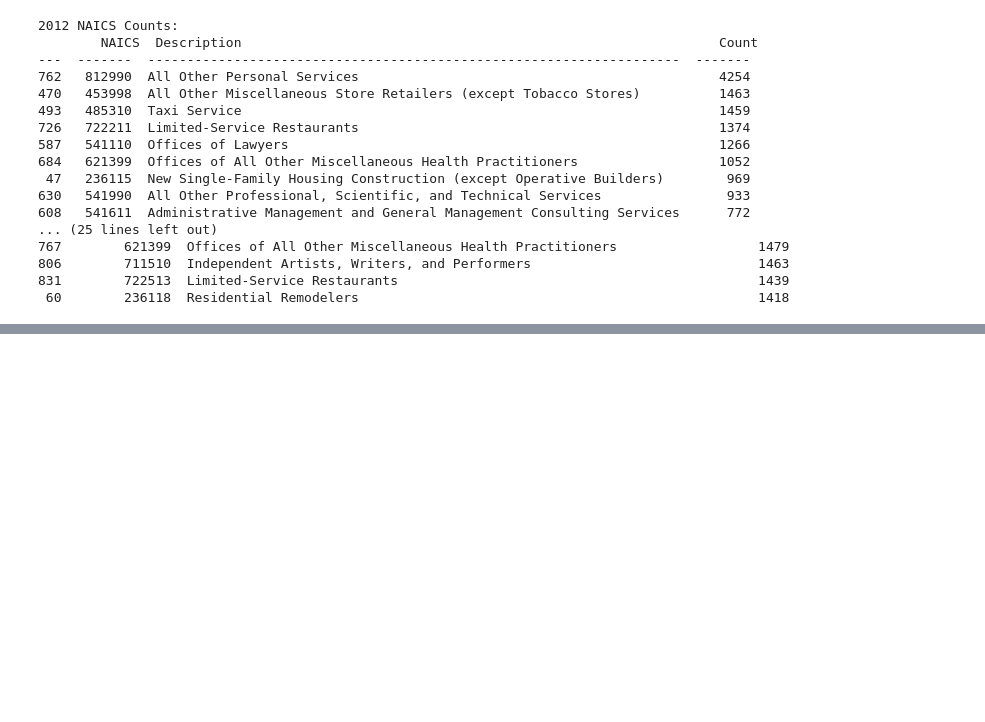
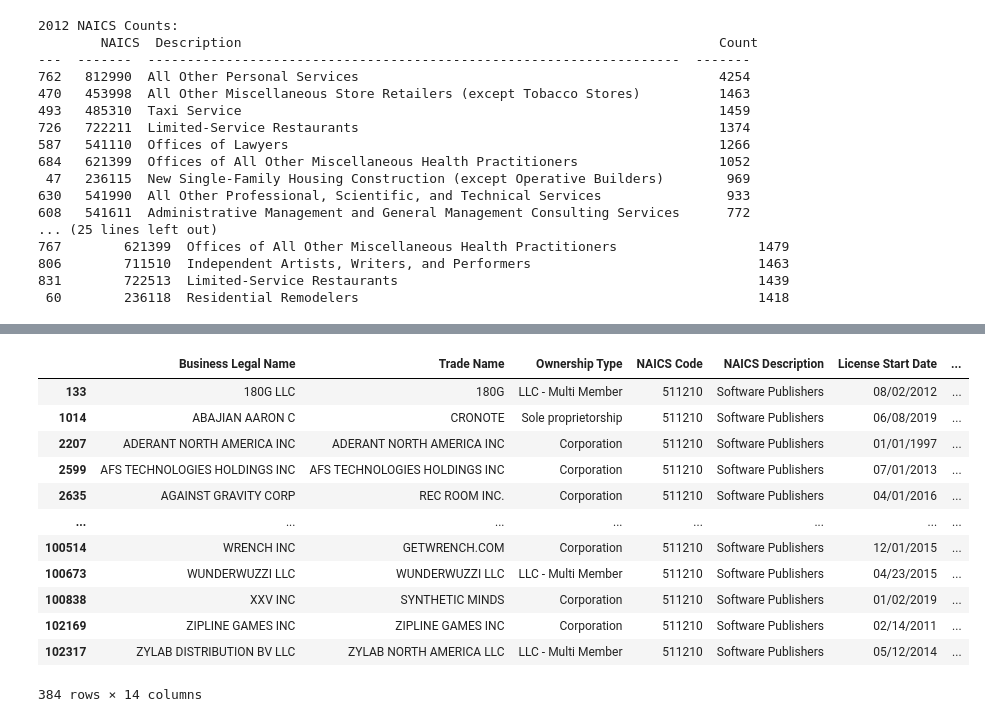
Before and after one commit to Krocketeer/HCDE410-Final-Project, a Jupyter notebook: main.ipynb, the cells around one changed output, grey strips where cells are left out. Cells and saved outputs as stored; diff of their text form; code cells hidden in the pictures; blank space fills up the shorter version.

```diff
--- a/main.ipynb
+++ b/main.ipynb
@@ -130,0 +162,17 @@ print(f"2021 NAICS Counts: \n {tabulate(license_2021_counts.sort_values('Count',
+# %%
+is_tech = license_2021['NAICS Code'] == 511210
+license_2021[is_tech]
+# %% [output]
+|  | Business Legal Name | Trade Name | Ownership Type | NAICS Code | NAICS Description | License Start Date | ... |
+| 133 | 180G LLC | 180G | LLC - Multi Member | 511210 | Software Publishers | 08/02/2012 | ... |
+| 1014 | ABAJIAN AARON C | CRONOTE | Sole proprietorship | 511210 | Software Publishers | 06/08/2019 | ... |
+| 2207 | ADERANT NORTH AMERICA INC | ADERANT NORTH AMERICA INC | Corporation | 511210 | Software Publishers | 01/01/1997 | ... |
+| 2599 | AFS TECHNOLOGIES HOLDINGS INC | AFS TECHNOLOGIES HOLDINGS INC | Corporation | 511210 | Software Publishers | 07/01/2013 | ... |
+| 2635 | AGAINST GRAVITY CORP | REC ROOM INC. | Corporation | 511210 | Software Publishers | 04/01/2016 | ... |
+| ... | ... | ... | ... | ... | ... | ... | ... |
+| 100514 | WRENCH INC | GETWRENCH.COM | Corporation | 511210 | Software Publishers | 12/01/2015 | ... |
+| 100673 | WUNDERWUZZI LLC | WUNDERWUZZI LLC | LLC - Multi Member | 511210 | Software Publishers | 04/23/2015 | ... |
+| 100838 | XXV INC | SYNTHETIC MINDS | Corporation | 511210 | Software Publishers | 01/02/2019 | ... |
+| 102169 | ZIPLINE GAMES INC | ZIPLINE GAMES INC | Corporation | 511210 | Software Publishers | 02/14/2011 | ... |
+| 102317 | ZYLAB DISTRIBUTION BV LLC | ZYLAB NORTH AMERICA LLC | LLC - Multi Member | 511210 | Software Publishers | 05/12/2014 | ... |
+384 rows × 14 columns
```
Also changed, not shown: parts of 14 cells of this notebook.
